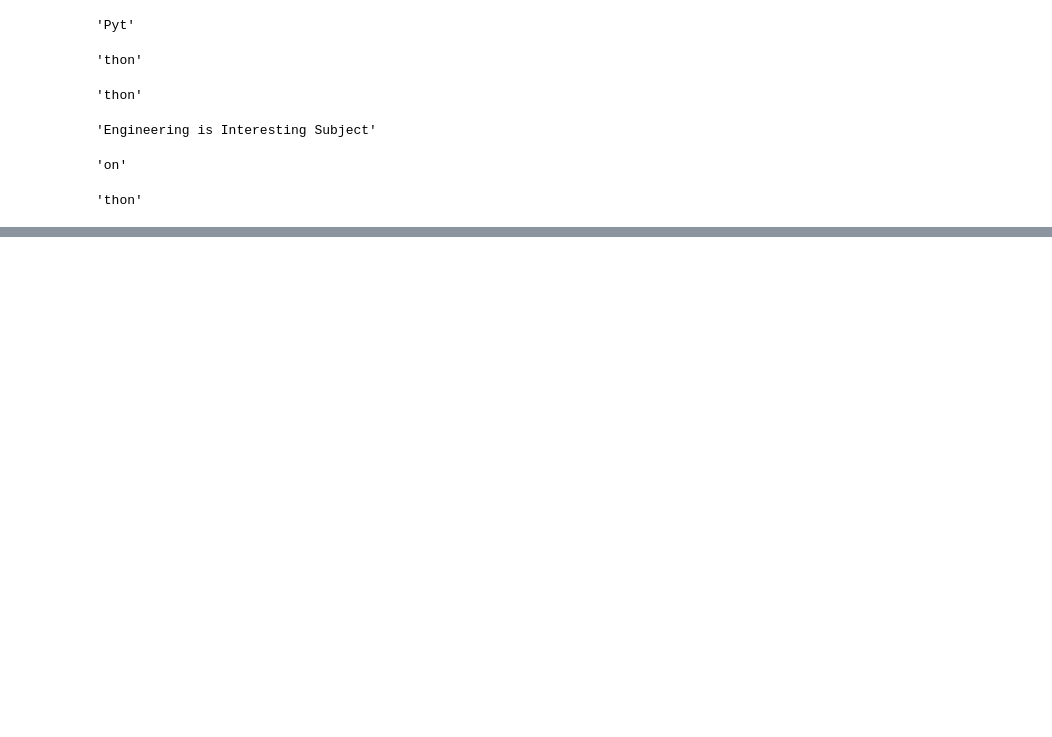
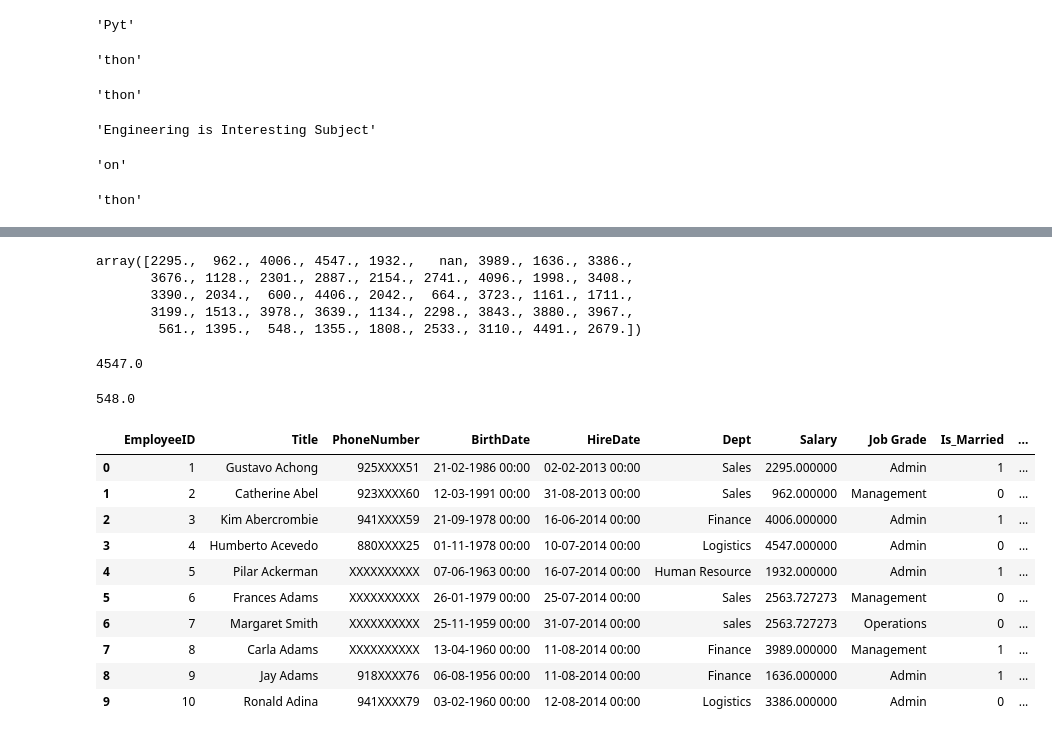
Before and after one commit to Msvb116/AI_DataEngineering, a Jupyter notebook: python/DataCleaning_Part2_270426.ipynb, the cells around one changed output, grey strips where cells are left out. Drawn from its saved outputs; the diff is of its cells as text; code cells hidden in the pictures; blank space fills up the shorter version.

```diff
--- a/python/DataCleaning_Part2_270426.ipynb
+++ b/python/DataCleaning_Part2_270426.ipynb
@@ -276,0 +301,8 @@ b[-4:]
+# %%
+data["Salary"].unique()
+# %% [output]
+array([2295.,  962., 4006., 4547., 1932.,   nan, 3989., 1636., 3386.,
+       3676., 1128., 2301., 2887., 2154., 2741., 4096., 1998., 3408.,
+       3390., 2034.,  600., 4406., 2042.,  664., 3723., 1161., 1711.,
+       3199., 1513., 3978., 3639., 1134., 2298., 3843., 3880., 3967.,
+        561., 1395.,  548., 1355., 1808., 2533., 3110., 4491., 2679.])
@@ -276,0 +311,24 @@ b[-4:]
+# %%
+data["Salary"].max()
+# %% [output]
+4547.0
+# %%
+data["Salary"].min()
+# %% [output]
+548.0
+# %%
+data["Salary"] = data["Salary"].fillna(data["Salary"].mean())
+# %%
+data.head(10)
+# %% [output]
+|  | EmployeeID | Title | PhoneNumber | BirthDate | HireDate | Dept | Salary | Job Grade | Is_Married | ... |
+| 0 | 1 | Gustavo Achong | 925XXXX51 | 21-02-1986 00:00 | 02-02-2013 00:00 | Sales | 2295.000000 | Admin | 1 | ... |
+| 1 | 2 | Catherine Abel | 923XXXX60 | 12-03-1991 00:00 | 31-08-2013 00:00 | Sales | 962.000000 | Management | 0 | ... |
+| 2 | 3 | Kim Abercrombie | 941XXXX59 | 21-09-1978 00:00 | 16-06-2014 00:00 | Finance | 4006.000000 | Admin | 1 | ... |
+| 3 | 4 | Humberto Acevedo | 880XXXX25 | 01-11-1978 00:00 | 10-07-2014 00:00 | Logistics | 4547.000000 | Admin | 0 | ... |
+| 4 | 5 | Pilar Ackerman | XXXXXXXXXX | 07-06-1963 00:00 | 16-07-2014 00:00 | Human Resource | 1932.000000 | Admin | 1 | ... |
+| 5 | 6 | Frances Adams | XXXXXXXXXX | 26-01-1979 00:00 | 25-07-2014 00:00 | Sales | 2563.727273 | Management | 0 | ... |
+| 6 | 7 | Margaret Smith | XXXXXXXXXX | 25-11-1959 00:00 | 31-07-2014 00:00 | sales | 2563.727273 | Operations | 0 | ... |
+| 7 | 8 | Carla Adams | XXXXXXXXXX | 13-04-1960 00:00 | 11-08-2014 00:00 | Finance | 3989.000000 | Management | 1 | ... |
+| 8 | 9 | Jay Adams | 918XXXX76 | 06-08-1956 00:00 | 11-08-2014 00:00 | Finance | 1636.000000 | Admin | 1 | ... |
+| 9 | 10 | Ronald Adina | 941XXXX79 | 03-02-1960 00:00 | 12-08-2014 00:00 | Logistics | 3386.000000 | Admin | 0 | ... |
```
Also changed, not shown: parts of 29 cells of this notebook, 13 other files.
